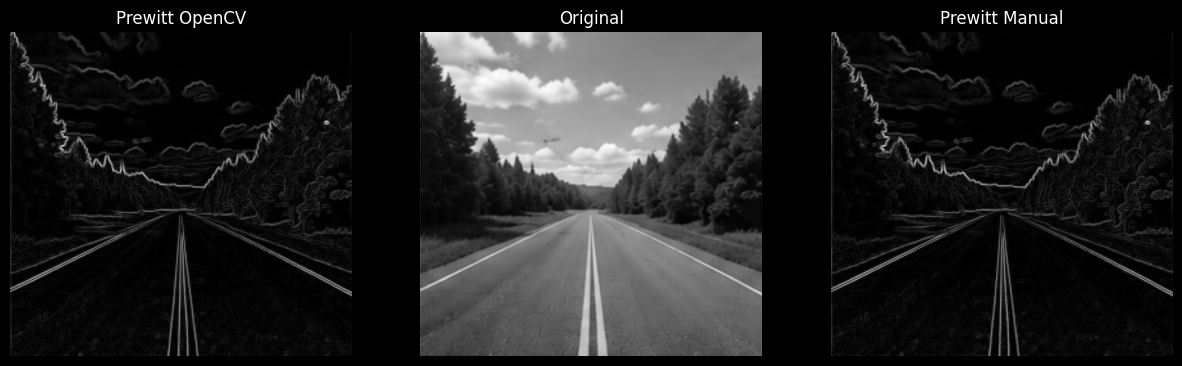
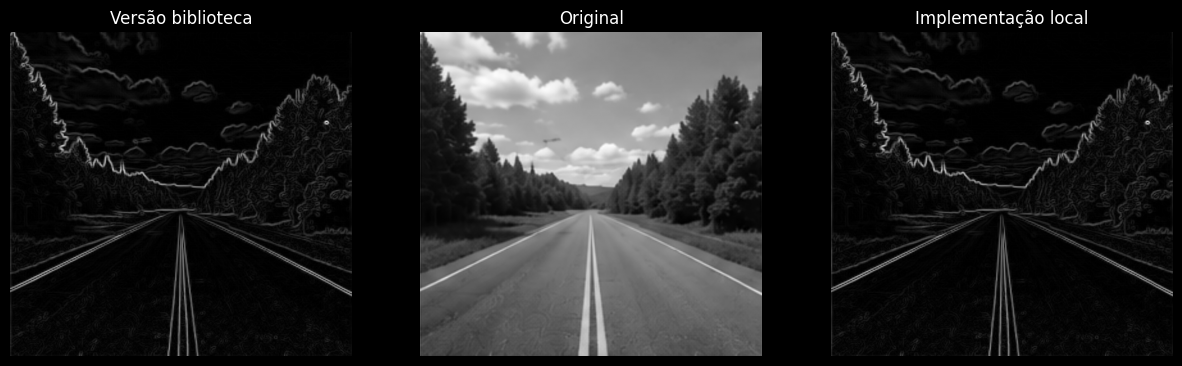
Code edit (unified diff) that turned the first committed figure into the second:
--- before
+++ after
@@ -1,19 +1 @@
-plt.figure(figsize=(15, 5))
-
-plt.subplot(1, 3, 1)
-plt.title('Prewitt OpenCV')
-plt.imshow(estrada_opencv_prewitt, cmap='gray')
-plt.axis('off')
-
-plt.subplot(1, 3, 2)
-plt.title('Original')
-estrada_gray = cv.cvtColor(estrada_bgr, cv.COLOR_BGR2GRAY)
-plt.imshow(estrada_gray, cmap='gray')
-plt.axis('off')
-
-plt.subplot(1, 3, 3)
-plt.title('Prewitt Manual')
-plt.imshow(estrada_manual_prewitt, cmap='gray')
-plt.axis('off')
-
-plt.show()
+exibir_resultados(estrada_opencv_prewitt, estrada_bgr, estrada_manual_prewitt)

Commit: add funcao de exibição